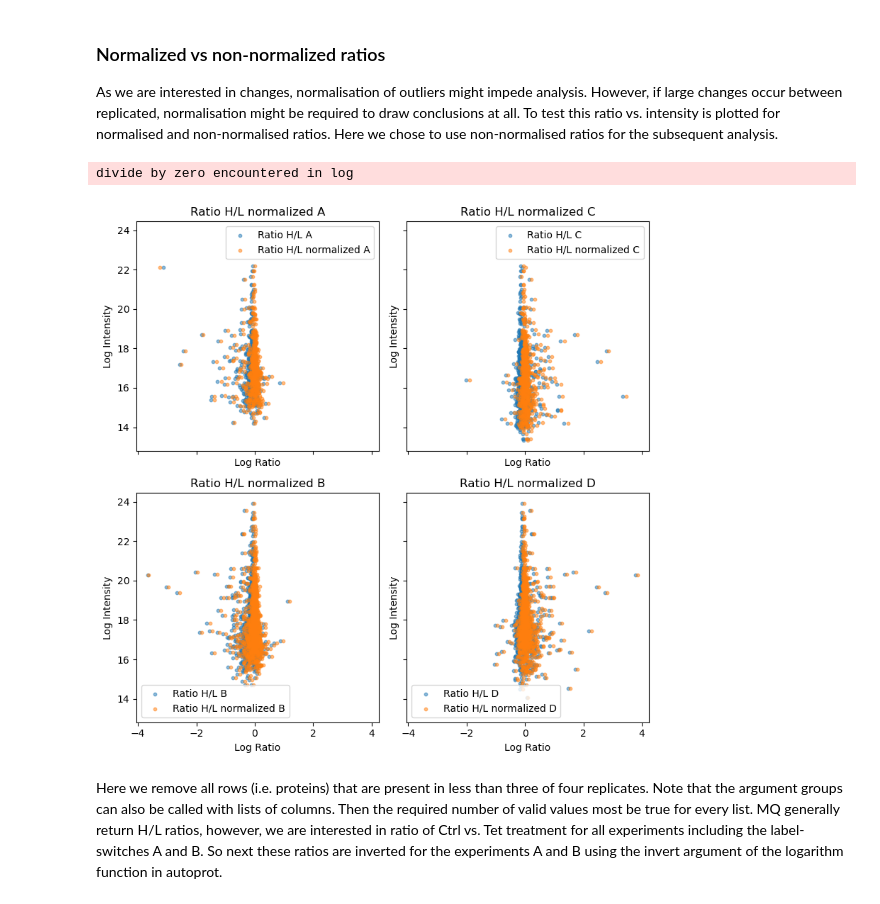
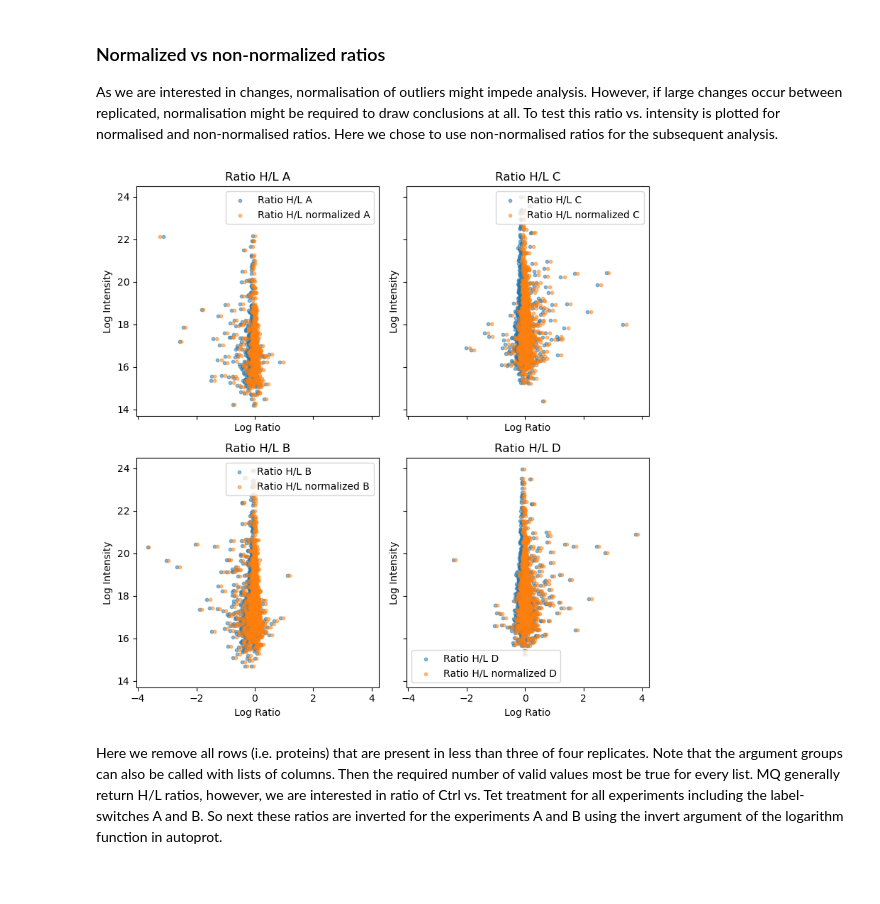
Before and after one commit to ag-warscheid/autoprot, a Jupyter notebook: examples/01_ap-ms.ipynb, the cells around one changed output. Drawn from its saved outputs; the diff is of its cells as text; code cells hidden in the pictures.

```diff
--- a/examples/01_ap-ms.ipynb
+++ b/examples/01_ap-ms.ipynb
@@ -74,28 +74,33 @@ To test this ratio vs. intensity is plotted for normalised and non-normalised ra
 # %%
 fig, ax = plt.subplots(nrows=2,ncols=2, sharex='all', sharey='all', figsize=(8,8))
 
-for idx, col in enumerate(protRatios.to_list() + normRatios.to_list()):
+for idx, (col1, col2) in enumerate(zip(protRatios, normRatios)):
     # the column number goes from 0 to 3
     c = (idx - 4*(idx//4)) // 2
     # the row number goes from 0 to 1
     r = idx - (idx // 2)*2
     this_ax = ax[r][c]
-    # normalised values are plotted on top of the non-nomrmalised values for comparison
-    this_ax.scatter(np.log(pg[col]),
+    # normalised values are plotted on top of the non-normalised values for comparison
+    this_ax.scatter(np.log(pg[col1]),
                     np.log(pg[intensities[idx]]),
-                    label=col,
+                    label=col1,
                     alpha=0.5,
                     s=10)
 
+    this_ax.scatter(np.log(pg[col2]),
+                np.log(pg[intensities[idx]]),
+                label=col2,
+                alpha=0.5,
+                s=10)
+
     this_ax.set_xlabel('Log Ratio')
     this_ax.set_ylabel('Log Intensity')
-    this_ax.set_title(col)
+    this_ax.set_title(col1)
     # add a legend for colour scheme
     this_ax.legend()
 plt.tight_layout()
 # %% [output]
-divide by zero encountered in log
-[figure, old version]
+[figure, new version]
 # %% [markdown]
 Here we remove all rows (i.e. proteins) that are present in less than three of four replicates. Note that the argument groups can also be called with lists of columns. Then the required number of valid values most be true for every list.
 MQ generally return H/L ratios, however, we are interested in ratio of Ctrl vs. Tet treatment for all experiments including the label-switches A and B.
```
Also changed, not shown: parts of 3 cells of this notebook.
